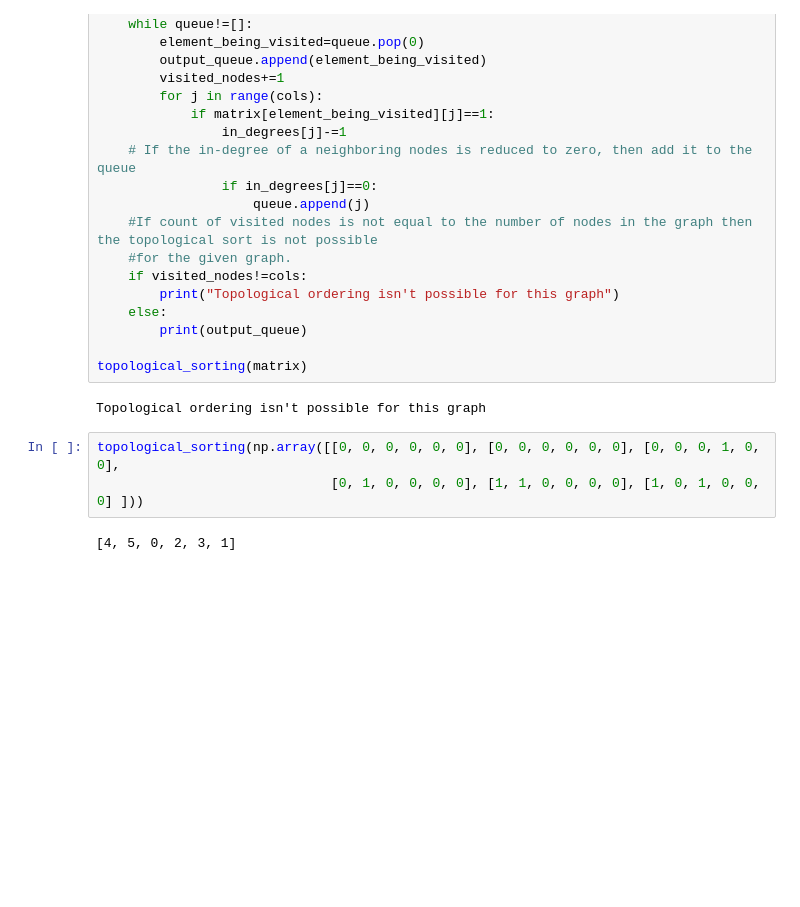
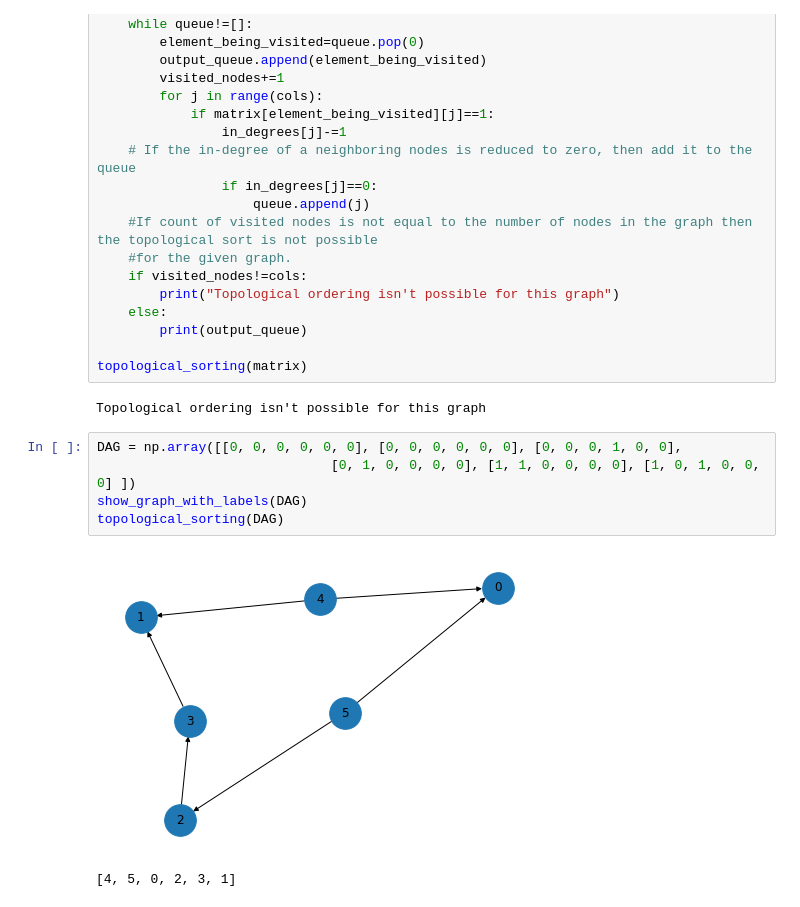
Before and after one commit to akashjorss/Decision_Modeling_Assignments, a Jupyter notebook: Testing_Binary_Relation.ipynb, the cells around one changed output. Drawn from its saved outputs; the diff is of its cells as text; blank space fills up the shorter version.

```diff
--- a/Testing_Binary_Relation.ipynb
+++ b/Testing_Binary_Relation.ipynb
@@ -263,7 +270,10 @@ topological_sorting(matrix)
 # %% [output]
 Topological ordering isn't possible for this graph
 # %%
-topological_sorting(np.array([[0, 0, 0, 0, 0, 0], [0, 0, 0, 0, 0, 0], [0, 0, 0, 1, 0, 0],
-                              [0, 1, 0, 0, 0, 0], [1, 1, 0, 0, 0, 0], [1, 0, 1, 0, 0, 0] ]))
+DAG = np.array([[0, 0, 0, 0, 0, 0], [0, 0, 0, 0, 0, 0], [0, 0, 0, 1, 0, 0],
+                              [0, 1, 0, 0, 0, 0], [1, 1, 0, 0, 0, 0], [1, 0, 1, 0, 0, 0] ])
+show_graph_with_labels(DAG)
+topological_sorting(DAG)
 # %% [output]
+[figure, added]
 [4, 5, 0, 2, 3, 1]
```
Also changed, not shown: parts of 6 cells of this notebook, 2 other files.
